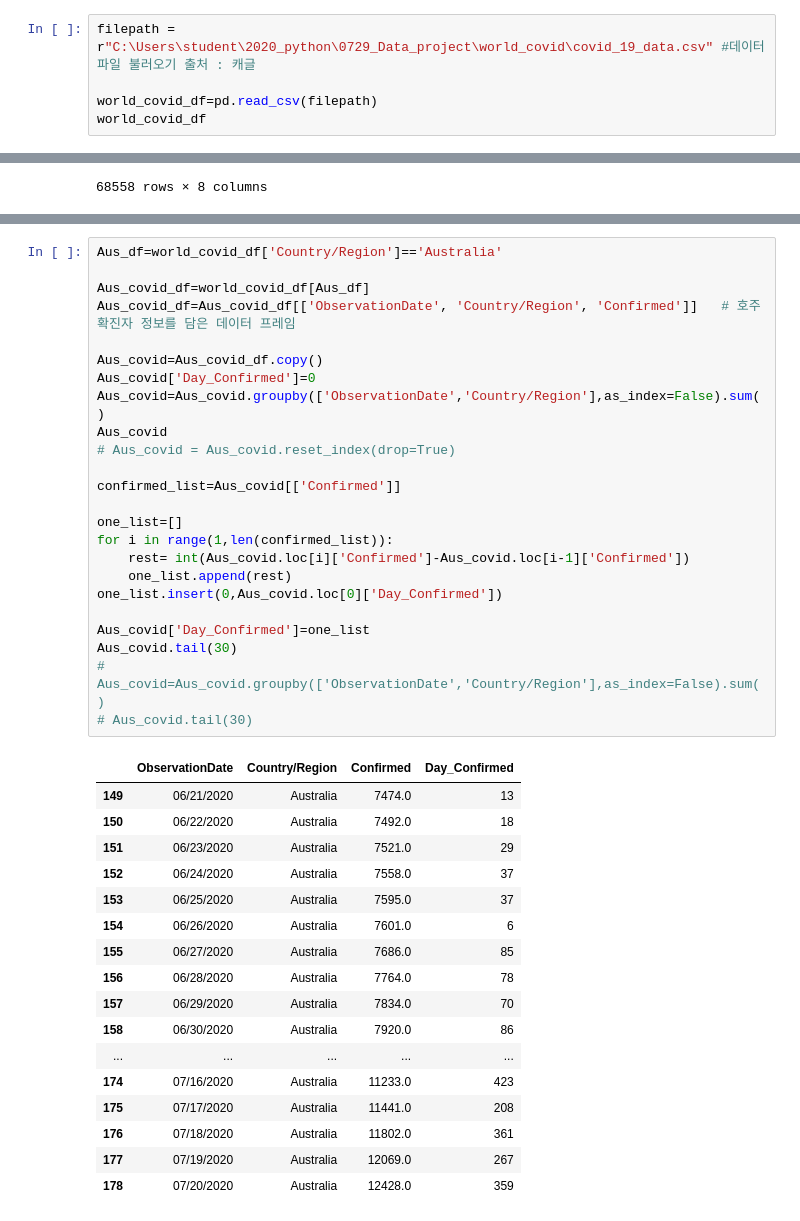
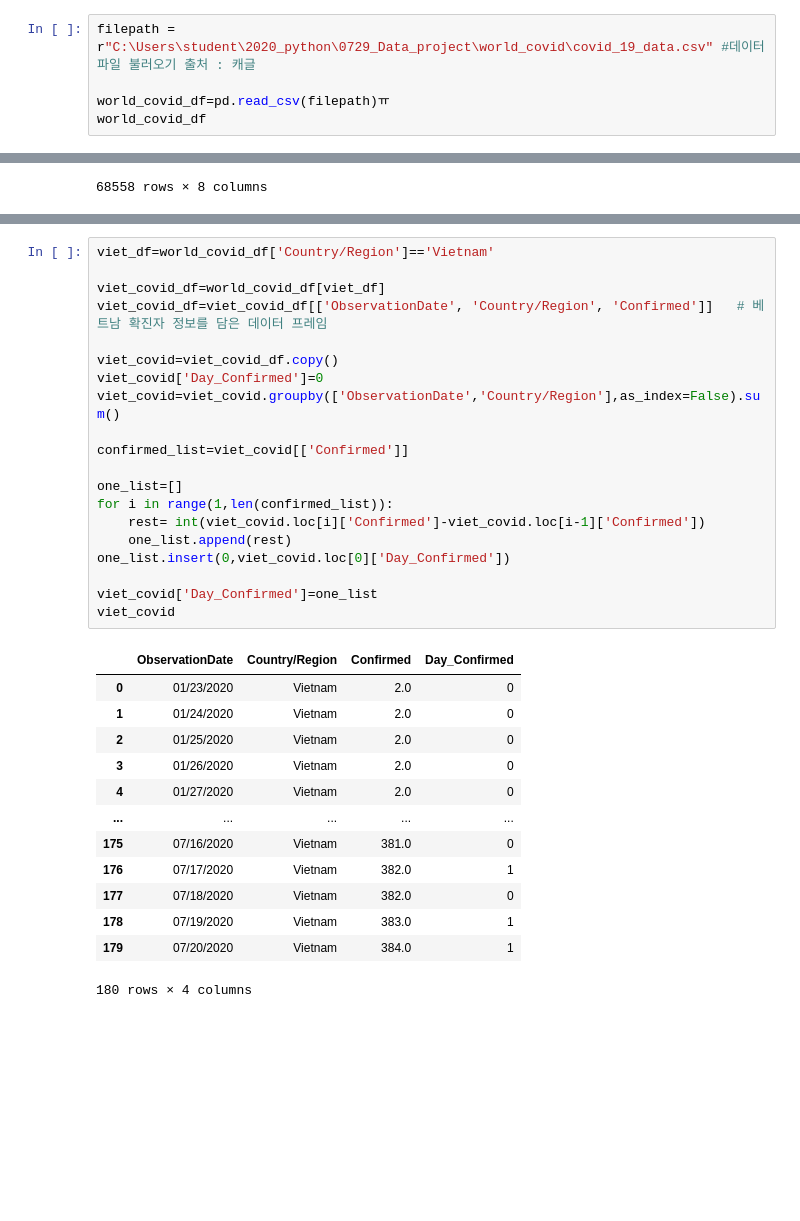
Before and after one commit to tghjkl777/covid19_-, a Jupyter notebook: 0729_Data_project/covid_19.ipynb, the cells around one changed output, grey strips where cells are left out. Drawn from its saved outputs; the diff is of its cells as text; blank space fills up the shorter version.

```diff
--- a/0729_Data_project/covid_19.ipynb
+++ b/0729_Data_project/covid_19.ipynb
@@ -19,7 +18,7 @@ matplotlib.rcParams['axes.unicode_minus']='False'  #한글 쓸수 있게
 # %%
 filepath = r"C:\Users\student\2020_python\0729_Data_project\world_covid\covid_19_data.csv" #데이터 파일 불러오기 출처 : 캐글
 
-world_covid_df=pd.read_csv(filepath)
+world_covid_df=pd.read_csv(filepath)ㅠ
 world_covid_df
 # %% [output]
 |  | SNo | ObservationDate | Province/State | Country/Region | Last Update | Confirmed | Deaths | Recovered |
@@ -80,45 +74,37 @@ taiwan_covid.tail(30)
 # %%
-Aus_df=world_covid_df['Country/Region']=='Australia'
+viet_df=world_covid_df['Country/Region']=='Vietnam'
 
-Aus_covid_df=world_covid_df[Aus_df]
-Aus_covid_df=Aus_covid_df[['ObservationDate', 'Country/Region', 'Confirmed']]   # 호주 확진자 정보를 담은 데이터 프레임
+viet_covid_df=world_covid_df[viet_df]
+viet_covid_df=viet_covid_df[['ObservationDate', 'Country/Region', 'Confirmed']]   # 베트남 확진자 정보를 담은 데이터 프레임
 
-Aus_covid=Aus_covid_df.copy()
-Aus_covid['Day_Confirmed']=0
-Aus_covid=Aus_covid.groupby(['ObservationDate','Country/Region'],as_index=False).sum()
-Aus_covid
-# Aus_covid = Aus_covid.reset_index(drop=True)
+viet_covid=viet_covid_df.copy()
+viet_covid['Day_Confirmed']=0
+viet_covid=viet_covid.groupby(['ObservationDate','Country/Region'],as_index=False).sum()
 
-confirmed_list=Aus_covid[['Confirmed']]
+confirmed_list=viet_covid[['Confirmed']]
 
 one_list=[]
 for i in range(1,len(confirmed_list)):
-    rest= int(Aus_covid.loc[i]['Confirmed']-Aus_covid.loc[i-1]['Confirmed'])
+    rest= int(viet_covid.loc[i]['Confirmed']-viet_covid.loc[i-1]['Confirmed'])
     one_list.append(rest)
-one_list.insert(0,Aus_covid.loc[0]['Day_Confirmed'])
+one_list.insert(0,viet_covid.loc[0]['Day_Confirmed'])
 
-Aus_covid['Day_Confirmed']=one_list
-Aus_covid.tail(30)
-# Aus_covid=Aus_covid.groupby(['ObservationDate','Country/Region'],as_index=False).sum()
-# Aus_covid.tail(30)
+viet_covid['Day_Confirmed']=one_list
+viet_covid
 # %% [output]
 |  | ObservationDate | Country/Region | Confirmed | Day_Confirmed |
-| 149 | 06/21/2020 | Australia | 7474.0 | 13 |
-| 150 | 06/22/2020 | Australia | 7492.0 | 18 |
-| 151 | 06/23/2020 | Australia | 7521.0 | 29 |
-| 152 | 06/24/2020 | Australia | 7558.0 | 37 |
-| 153 | 06/25/2020 | Australia | 7595.0 | 37 |
-| 154 | 06/26/2020 | Australia | 7601.0 | 6 |
-| 155 | 06/27/2020 | Australia | 7686.0 | 85 |
-| 156 | 06/28/2020 | Australia | 7764.0 | 78 |
-| 157 | 06/29/2020 | Australia | 7834.0 | 70 |
-| 158 | 06/30/2020 | Australia | 7920.0 | 86 |
+| 0 | 01/23/2020 | Vietnam | 2.0 | 0 |
+| 1 | 01/24/2020 | Vietnam | 2.0 | 0 |
+| 2 | 01/25/2020 | Vietnam | 2.0 | 0 |
+| 3 | 01/26/2020 | Vietnam | 2.0 | 0 |
+| 4 | 01/27/2020 | Vietnam | 2.0 | 0 |
 | ... | ... | ... | ... | ... |
-| 174 | 07/16/2020 | Australia | 11233.0 | 423 |
-| 175 | 07/17/2020 | Australia | 11441.0 | 208 |
-| 176 | 07/18/2020 | Australia | 11802.0 | 361 |
-| 177 | 07/19/2020 | Australia | 12069.0 | 267 |
-| 178 | 07/20/2020 | Australia | 12428.0 | 359 |
+| 175 | 07/16/2020 | Vietnam | 381.0 | 0 |
+| 176 | 07/17/2020 | Vietnam | 382.0 | 1 |
+| 177 | 07/18/2020 | Vietnam | 382.0 | 0 |
+| 178 | 07/19/2020 | Vietnam | 383.0 | 1 |
+| 179 | 07/20/2020 | Vietnam | 384.0 | 1 |
+180 rows × 4 columns
 # %%
 korea_df=world_covid_df['Country/Region']=='South Korea'
 
```
Also changed, not shown: parts of 15 cells of this notebook.
